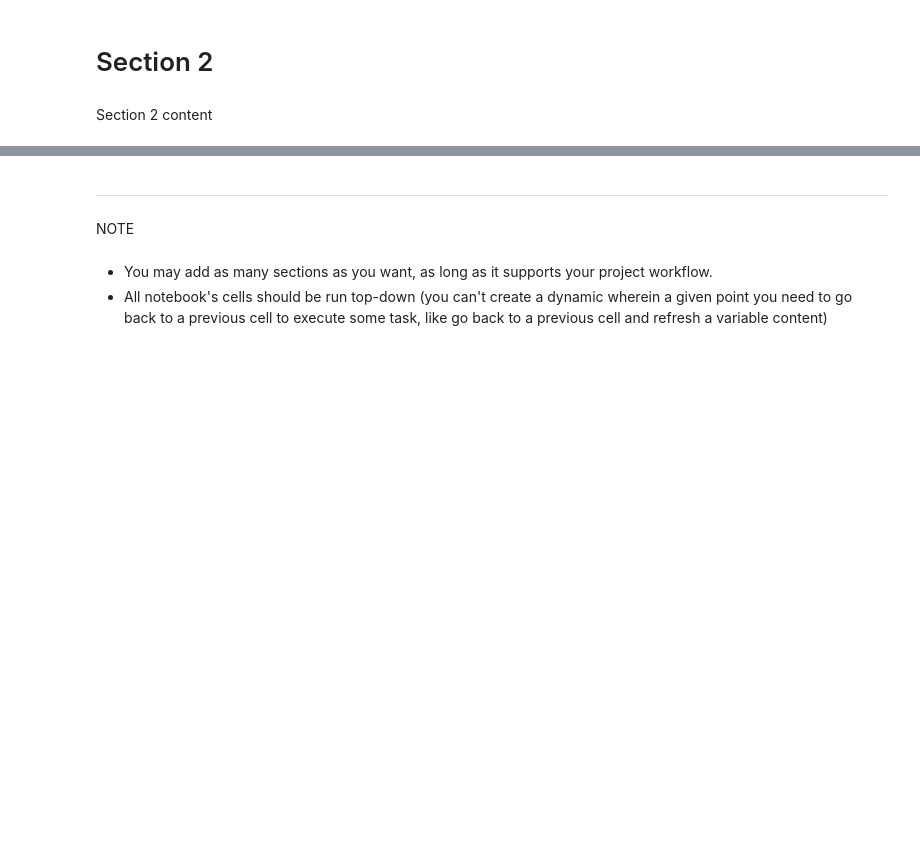
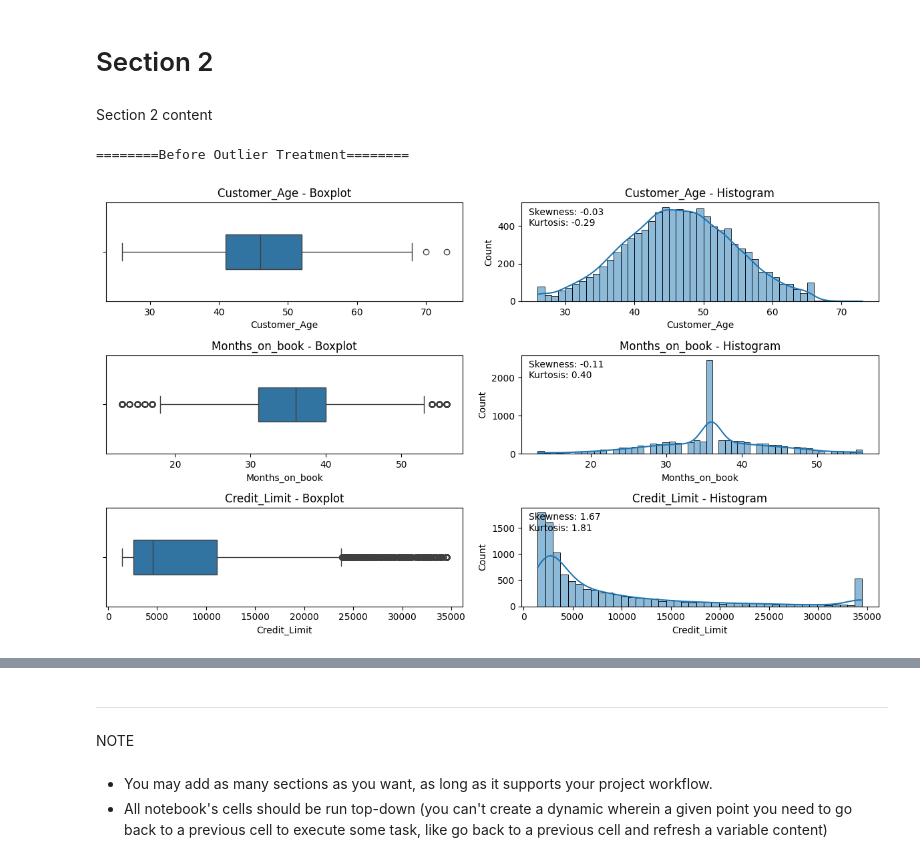
Before and after one commit to Lailah-Idrees/Credit-Card-Churning-Customers-Analysis-, a Jupyter notebook: jupyter_notebooks/ETL.ipynb, the cells around one changed output, grey strips where cells are left out. Cells and saved outputs as stored; diff of their text form; code cells hidden in the pictures; blank space fills up the shorter version.

Commit message:
Outlier visualisation complete

```diff
--- a/jupyter_notebooks/ETL.ipynb
+++ b/jupyter_notebooks/ETL.ipynb
@@ -171,3 +205,28 @@ df.duplicated().sum()
 # Section 2
 # %% [markdown]
 Section 2 content
+# %%
+print("========Before Outlier Treatment========")
+selected_cols = ['Customer_Age', 'Months_on_book','Credit_Limit']
+fig, axes = plt.subplots(nrows=3, ncols=2, figsize=(12, 7))
+
+for idx, col in enumerate(selected_cols):
+    box_ax = axes[idx, 0]
+    hist_ax = axes[idx, 1]
+    sns.boxplot(data=df, x=col, ax=box_ax, width=0.35)
+    sns.histplot(data=df, x=col, kde=True, ax=hist_ax)
+    box_ax.set_title(f"{col} - Boxplot")
+    hist_ax.set_title(f"{col} - Histogram")
+    hist_ax.text(
+        0.02,
+        0.95,
+        f"Skewness: {df[col].skew():.2f}\nKurtosis: {df[col].kurtosis():.2f}",
+        transform=hist_ax.transAxes,
+        va='top'
+    )
+
+plt.tight_layout()
+plt.show()
+# %% [output]
+========Before Outlier Treatment========
+[figure, added]
```
Also changed, not shown: parts of 5 cells of this notebook.
